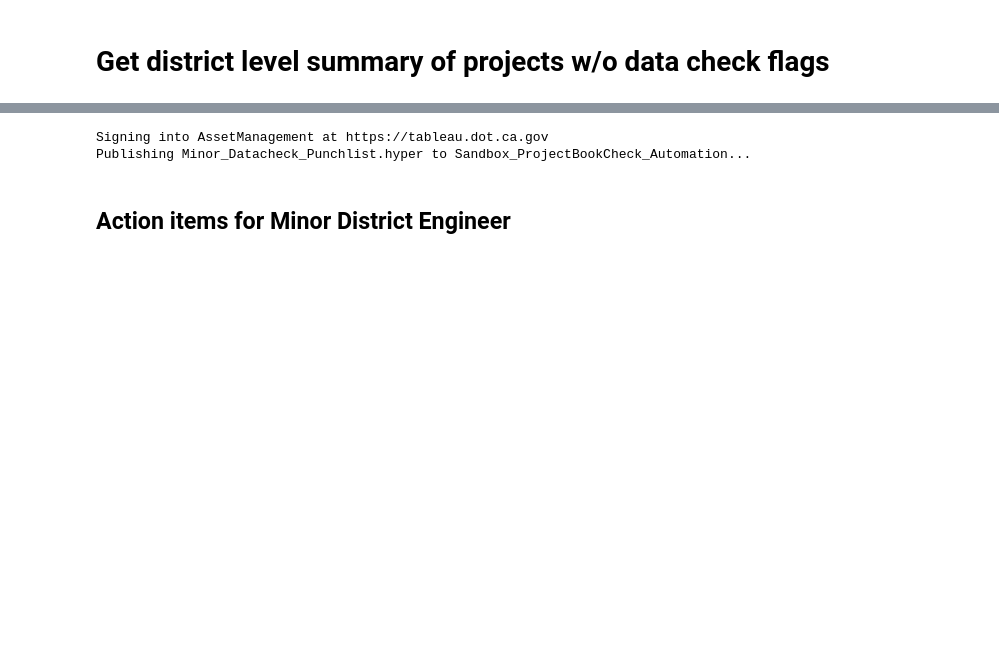
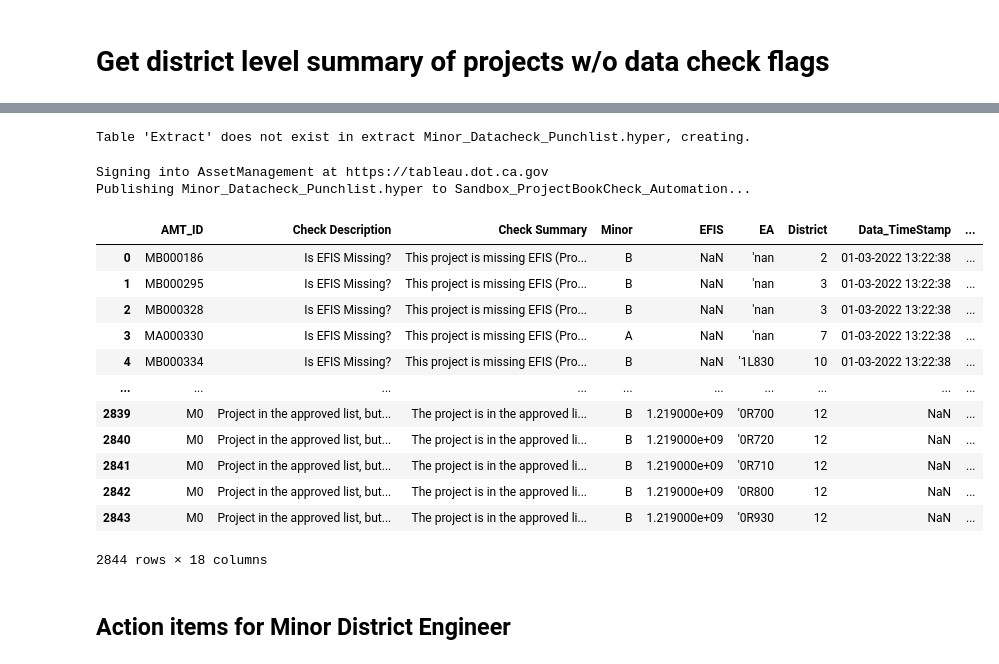
Before and after one commit to zhuzhy1214/amtool_etl, a Jupyter notebook: Minor_DataCheck.ipynb, the cells around one changed output, grey strips where cells are left out. Saved outputs shown, nothing was run; the diff lists cells and outputs as text; code cells hidden in the pictures; blank space fills up the shorter version.

Commit message:
for minor data checks, make EA not a number, fill missing AMT_ID with M0

```diff
--- a/Minor_DataCheck.ipynb
+++ b/Minor_DataCheck.ipynb
@@ -553,7 +554,7 @@ df_Minor_raw_data['In the Approved List?'].fillna('No', inplace= True)
 # %%
 df_Missing_projects = df_approved[~df_approved['EFIS'].isin(df_Minor_raw_data['EFIS'].values)][['EFIS','District','Minor', 'EA', 'FY of the Approved List','Program Code','In the Approved List?']]
 
-df_Missing_projects['AMT_ID'] = 0
+df_Missing_projects['AMT_ID'] = 'M0'
 # %%
 df_approved.columns
 # %% [output]
@@ -973,7 +974,7 @@ df_melted = pd.melt(df_Minor_raw_data,
 df_melted.columns = ['AMT_ID','Check Description','Check Summary']
 df_melted_filtered = df_melted[df_melted['Check Summary']!= 'OK']
 
-df_out = pd.merge(df_melted_filtered, df_Minor_raw_data[project_info_cols],
+df_punchlist = pd.merge(df_melted_filtered, df_Minor_raw_data[project_info_cols],
                   how = 'left', left_on = 'AMT_ID', right_on = 'AMT_ID')
 # %% [markdown]
 # Get district level summary of projects w/o data check flags
@@ -1044,11 +1034,14 @@ Publishing Minor_DataCheckSummary.hyper to Sandbox_ProjectBookCheck_Automation..
 #append the missing AMTool from the approved list
 df_Missing_projects['Check Description'] = 'Project in the approved list, but not in the AMTool.'
 df_Missing_projects['Check Summary'] =  'The project is in the approved list but not in AMTool.'
-df_out = df_out.append(df_Missing_projects, ignore_index = True)
+df_punchlist_all = df_punchlist.append(df_Missing_projects, ignore_index = True)
+# df_punchlist_all['EA'].fillna('_', inplace=True)
+df_punchlist_all['EA'] = df_punchlist_all['EA'].apply(lambda x: "'"+ str(x) if x else "'")
 
 filename = 'Minor_Datacheck_Punchlist'
-uf.export_csv(df_out, filename, PROJECTBOOKCHECK_HTTPSERVER_FOLDER, LOG_FILE)
-uf.export_hyper(df_out, filename, LOG_FILE)
+uf.export_csv(df_punchlist_all, filename, PROJECTBOOKCHECK_HTTPSERVER_FOLDER, LOG_FILE)
+uf.export_hyper(df_punchlist_all, filename, LOG_FILE)
 # %% [output]
-Signing into AssetManagement at https://tableau.dot.ca.gov
-Publishing Minor_Datacheck_Punchlist.hyper to Sandbox_ProjectBookCheck_Automation...
+Table 'Extract' does not exist in extract Minor_Datacheck_Punchlist.hyper, creating.
+Signing into AssetManagement at https://tableau.dot.ca.gov
+Publishing Minor_Datacheck_Punchlist.hyper to Sandbox_ProjectBookCheck_Automation...
@@ -1057,3 +1048,19 @@ Publishing Minor_Datacheck_Punchlist.hyper to Sandbox_ProjectBookCheck_Automatio
+# %%
+df_punchlist_all
+# %% [output]
+|  | AMT_ID | Check Description | Check Summary | Minor | EFIS | EA | District | Data_TimeStamp | ... |
+| 0 | MB000186 | Is EFIS Missing? | This project is missing EFIS (Pro... | B | NaN | 'nan | 2 | 01-03-2022 13:22:38 | ... |
+| 1 | MB000295 | Is EFIS Missing? | This project is missing EFIS (Pro... | B | NaN | 'nan | 3 | 01-03-2022 13:22:38 | ... |
+| 2 | MB000328 | Is EFIS Missing? | This project is missing EFIS (Pro... | B | NaN | 'nan | 3 | 01-03-2022 13:22:38 | ... |
+| 3 | MA000330 | Is EFIS Missing? | This project is missing EFIS (Pro... | A | NaN | 'nan | 7 | 01-03-2022 13:22:38 | ... |
+| 4 | MB000334 | Is EFIS Missing? | This project is missing EFIS (Pro... | B | NaN | '1L830 | 10 | 01-03-2022 13:22:38 | ... |
+| ... | ... | ... | ... | ... | ... | ... | ... | ... | ... |
+| 2839 | M0 | Project in the approved list, but... | The project is in the approved li... | B | 1.219000e+09 | '0R700 | 12 | NaN | ... |
+| 2840 | M0 | Project in the approved list, but... | The project is in the approved li... | B | 1.219000e+09 | '0R720 | 12 | NaN | ... |
+| 2841 | M0 | Project in the approved list, but... | The project is in the approved li... | B | 1.219000e+09 | '0R710 | 12 | NaN | ... |
+| 2842 | M0 | Project in the approved list, but... | The project is in the approved li... | B | 1.219000e+09 | '0R800 | 12 | NaN | ... |
+| 2843 | M0 | Project in the approved list, but... | The project is in the approved li... | B | 1.219000e+09 | '0R930 | 12 | NaN | ... |
+2844 rows × 18 columns
 # %% [markdown]
 ## Action items for Minor District Engineer
 # %%
```
Also changed, not shown: parts of 18 cells of this notebook, 1 other file.
